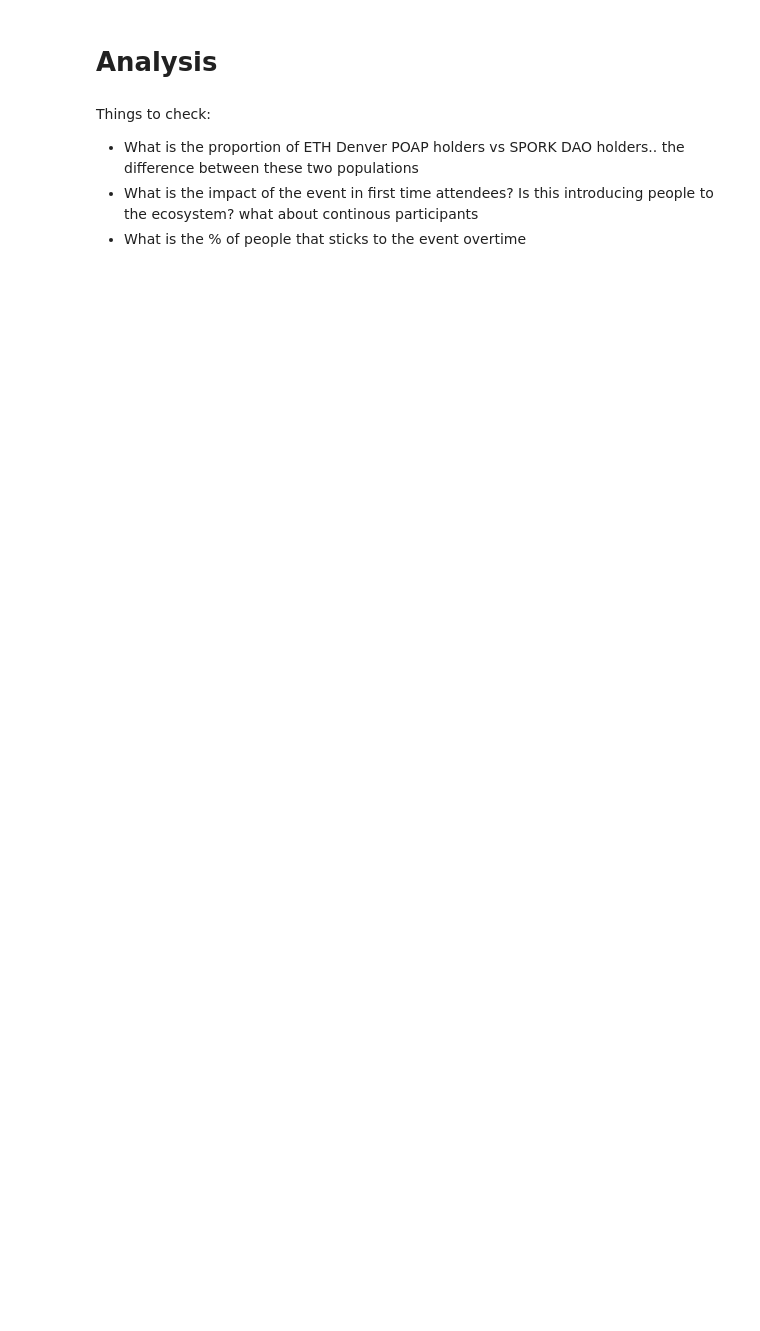
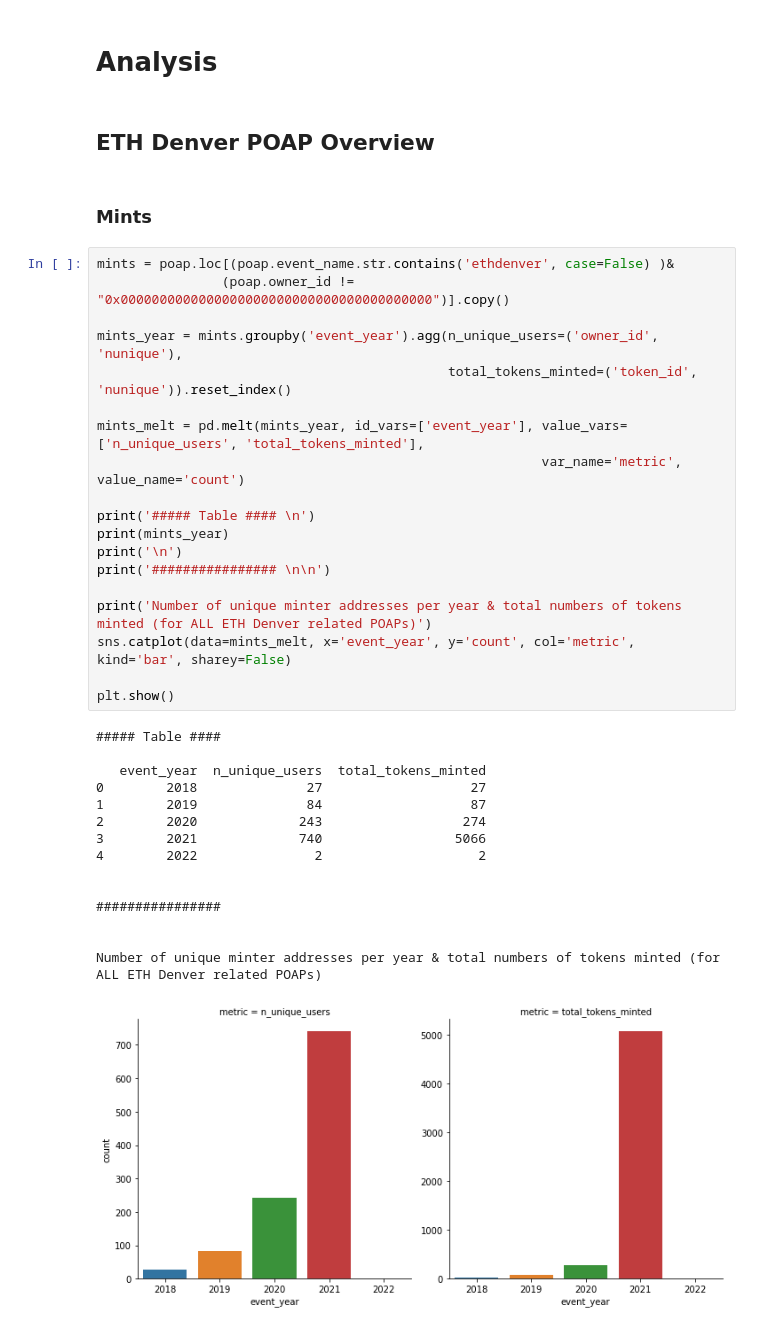
Before and after one commit to fmeiraf/poap_analysis, a Jupyter notebook: analysis/eth_denver_analysis.ipynb, the cells around one changed output. Saved outputs shown, nothing was run; the diff lists cells and outputs as text; blank space fills up the shorter version.

Commit message:
finished first part of ETH Denver POAP analysis

```diff
--- a/analysis/eth_denver_analysis.ipynb
+++ b/analysis/eth_denver_analysis.ipynb
@@ -40,8 +31,41 @@ spork.head()
 # %% [markdown]
 # Analysis
-# %% [markdown]
-Things to check:
-
-- What is the proportion of ETH Denver POAP holders vs SPORK DAO holders.. the difference between these two populations
-- What is the impact of the event in first time attendees? Is this introducing people to the ecosystem? what about continous participants
-- What is the % of people that sticks to the event overtime
+# %% [markdown]
+## ETH Denver POAP Overview
+# %% [markdown]
+### **Mints**
+# %%
+mints = poap.loc[(poap.event_name.str.contains('ethdenver', case=False) )&
+                (poap.owner_id != "0x0000000000000000000000000000000000000000")].copy()
+
+mints_year = mints.groupby('event_year').agg(n_unique_users=('owner_id', 'nunique'),
+                                             total_tokens_minted=('token_id', 'nunique')).reset_index()
+
+mints_melt = pd.melt(mints_year, id_vars=['event_year'], value_vars=['n_unique_users', 'total_tokens_minted'],
+                                                         var_name='metric', value_name='count')
+
+print('##### Table #### \n')
+print(mints_year)
+print('\n')
+print('################ \n\n')
+
+print('Number of unique minter addresses per year & total numbers of tokens minted (for ALL ETH Denver related POAPs)')
+sns.catplot(data=mints_melt, x='event_year', y='count', col='metric', kind='bar', sharey=False)
+
+plt.show()
+# %% [output]
+##### Table ####
+
+   event_year  n_unique_users  total_tokens_minted
+0        2018              27                   27
+1        2019              84                   87
+2        2020             243                  274
+3        2021             740                 5066
+4        2022               2                    2
+
+
+################
+
+
+Number of unique minter addresses per year & total numbers of tokens minted (for ALL ETH Denver related POAPs)
+[figure, added]
```
Also changed, not shown: parts of 21 cells of this notebook.
